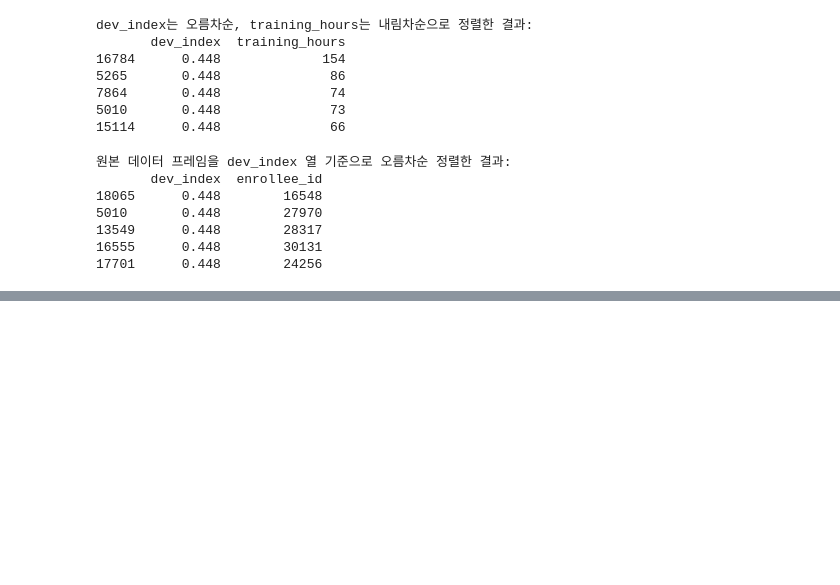
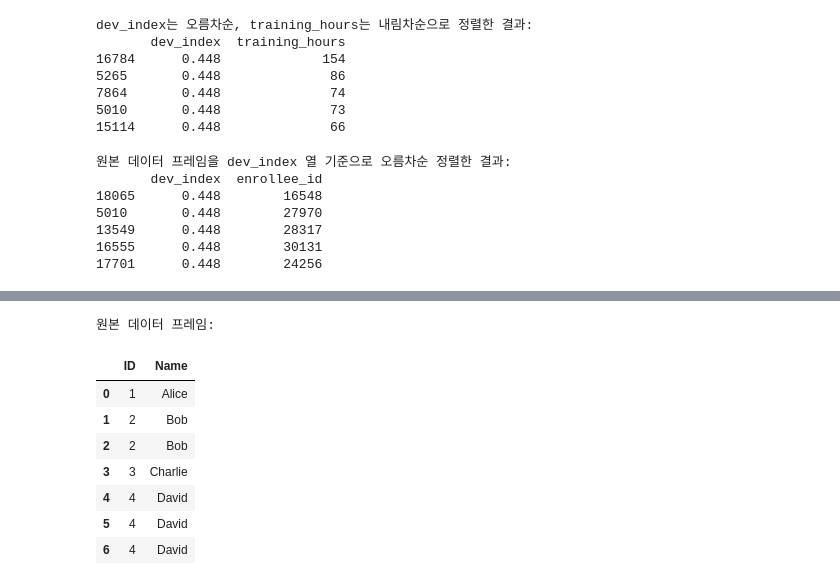
Before and after one commit to redinbluesky/fun-coding-python-data-analysis, a Jupyter notebook: 06-데이터_전처리.ipynb, the cells around one changed output, grey strips where cells are left out. Drawn from its saved outputs; the diff is of its cells as text; code cells hidden in the pictures; blank space fills up the shorter version.

```diff
--- a/06-데이터_전처리.ipynb
+++ b/06-데이터_전처리.ipynb
@@ -589,0 +600,19 @@ print(df[['dev_index', 'enrollee_id']].head())
+# %%
+# 예제 데이터 프레임 생성
+data = {
+    'ID': [1, 2, 2, 3, 4, 4, 4],
+    'Name': ['Alice', 'Bob', 'Bob', 'Charlie', 'David', 'David', 'David'],
+}
+df = pd.DataFrame(data)
+print("원본 데이터 프레임:")
+df
+# %% [output]
+원본 데이터 프레임:
+|  | ID | Name |
+| 0 | 1 | Alice |
+| 1 | 2 | Bob |
+| 2 | 2 | Bob |
+| 3 | 3 | Charlie |
+| 4 | 4 | David |
+| 5 | 4 | David |
+| 6 | 4 | David |
```
Also changed, not shown: parts of 21 cells of this notebook.
